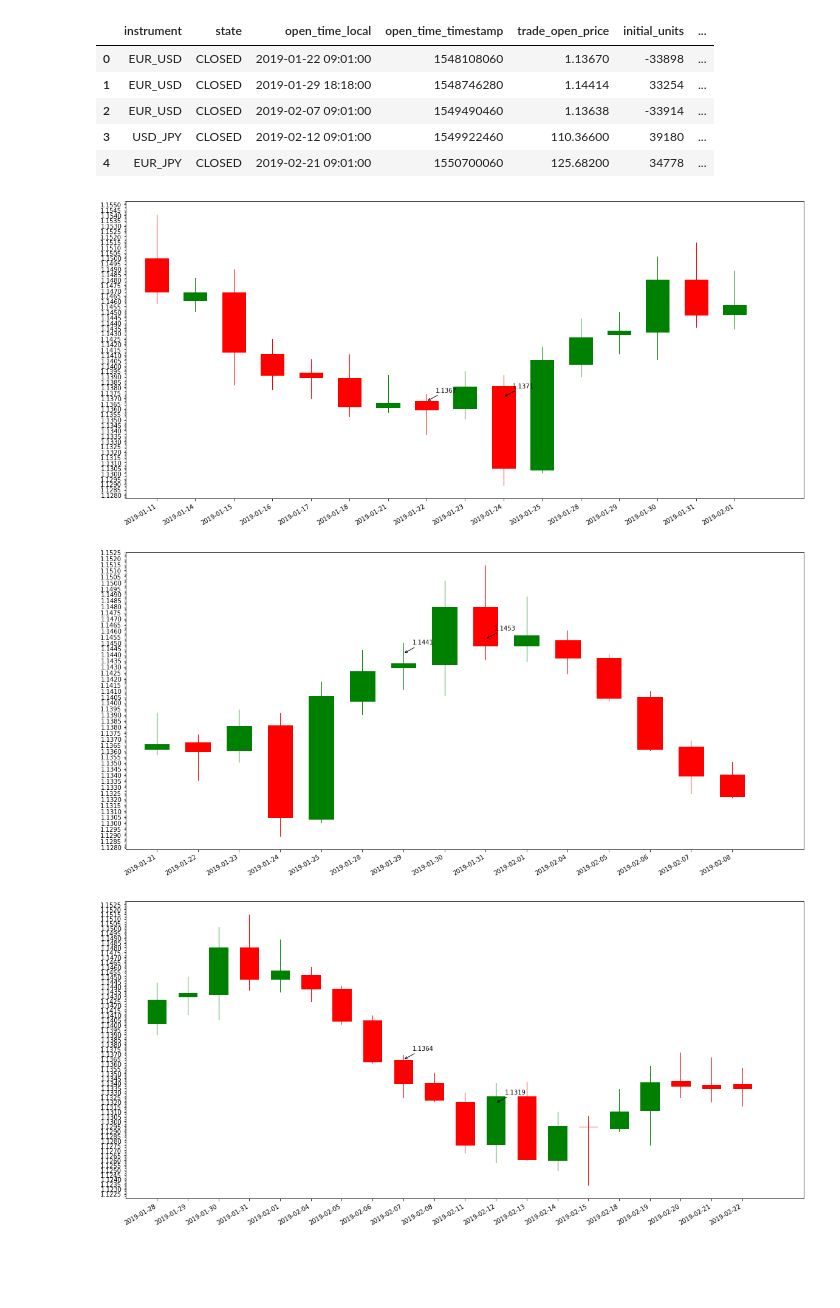
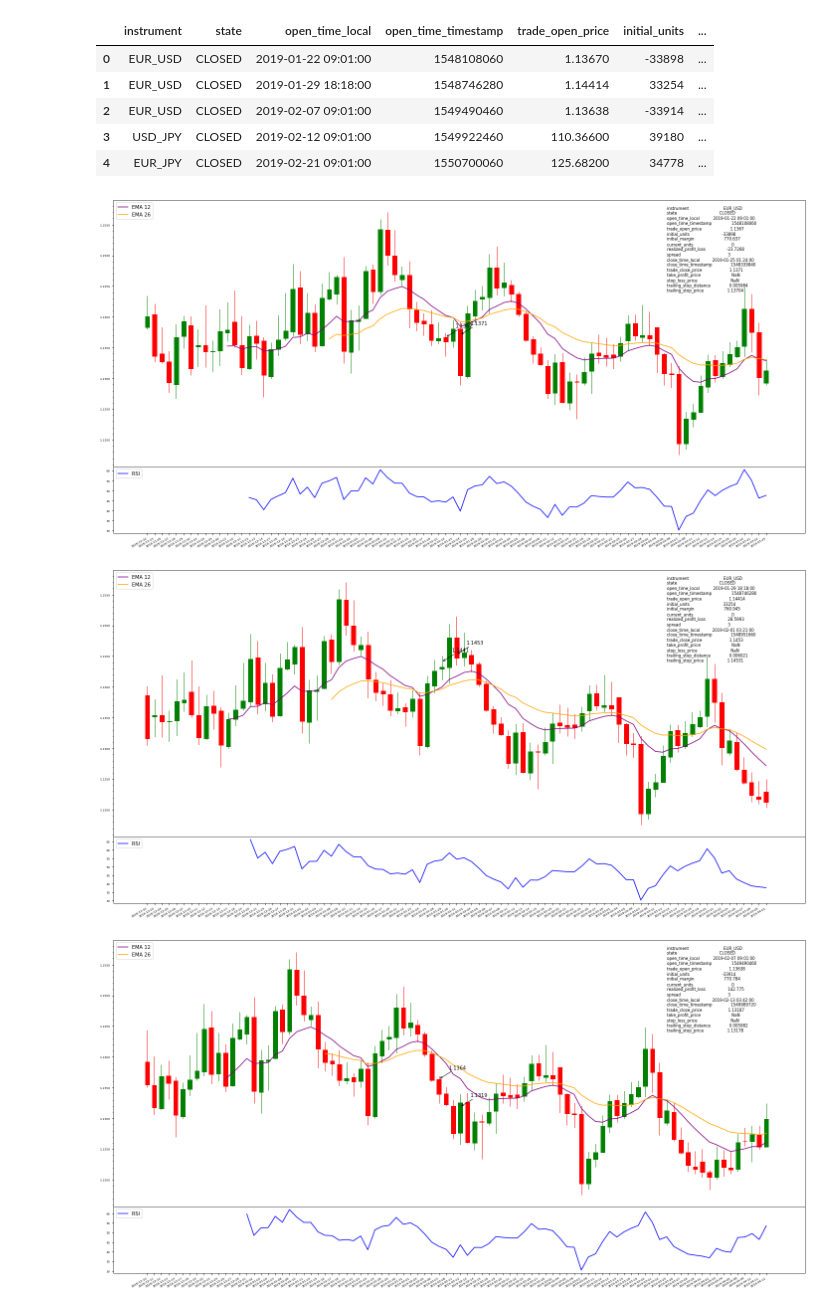
Before and after one commit to shine15/iridium, a Jupyter notebook: iridium/examples/report_analysis.ipynb, the cells around one changed output. Drawn from its saved outputs; the diff is of its cells as text; code cells hidden in the pictures; blank space fills up the shorter version.

```diff
--- a/iridium/examples/report_analysis.ipynb
+++ b/iridium/examples/report_analysis.ipynb
@@ -17,21 +16,27 @@ df
 # %%
 for _, transaction in df.iterrows():
     if transaction.state == 'CLOSED':
         instrument = transaction.instrument
         freq = "D"
         open_time = transaction.open_time_timestamp
         close_time = transaction.close_time_timestamp
-        start_offset = 10
-        end_offset = 10
-        chart = TradeChart(instrument, freq, open_time, close_time, start_offset, end_offset, 1)
+        start_offset = 60
+        end_offset = 60
+        rows = 2
+        height_ratios = [8, 2]
+        chart = TradeChart(instrument, freq, open_time, close_time, start_offset, end_offset, rows, height_ratios)
         open_price = round(transaction.trade_open_price, chart.pip_num)
         close_price = round(transaction.trade_close_price, chart.pip_num)
         chart.draw_candlestick_chart()
         open_time_idx = chart.date_time_index(open_time)
         chart.add_annotate(open_price, open_time_idx, open_price)
         close_time_idx = chart.date_time_index(close_time)
         chart.add_annotate(close_price, close_time_idx, close_price)
+        chart.draw_ma(12, 'purple', ma_type='ema')
+        chart.draw_ma(26, 'orange', ma_type='ema')
+        chart.draw_rsi(14, 'blue', row=1)
+        chart.add_desc_text(transaction.to_string())
 # %% [output]
-[figure, old version]
+[figure, new version]
-[figure, old version]
+[figure, new version]
-[figure, old version]
+[figure, new version]
```
Also changed, not shown: parts of 2 cells of this notebook, 2 other files.
